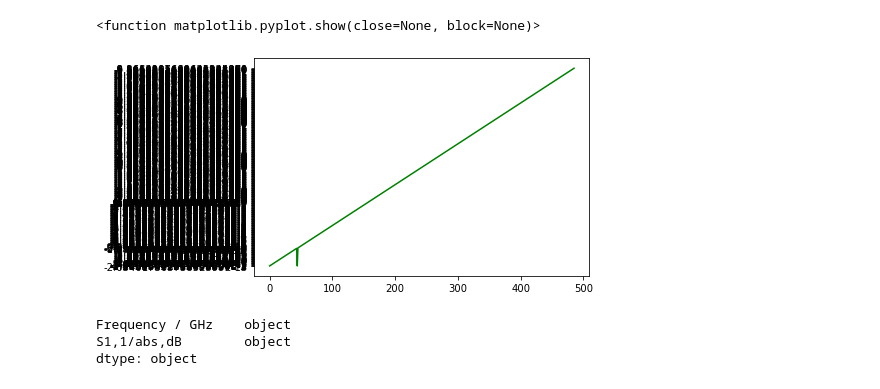
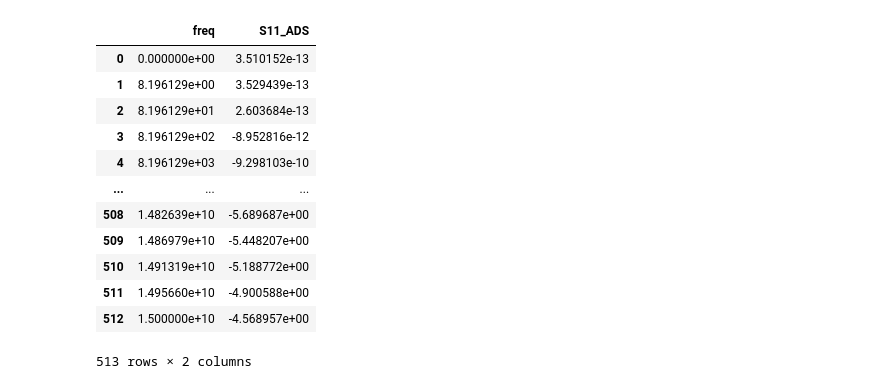
Before and after one commit to stefanorezende/S11_Analysis, a Jupyter notebook: S11_plot_v1.ipynb, the cells around one changed output. Saved outputs shown, nothing was run; the diff lists cells and outputs as text; code cells hidden in the pictures.

Commit message:
Added ploting functions, but it is not 100%

```diff
--- a/S11_plot_v1.ipynb
+++ b/S11_plot_v1.ipynb
@@ -41,14 +4,28 @@ df_cst
-# %%
-plt.plot(df_ads['dB(S11_discrete)'], 'g')
-
-plt.show
-# %% [output]
-<function matplotlib.pyplot.show(close=None, block=None)>
-[figure, removed]
-# %%
-df_ads.dtypes
-df_cst.dtypes
-# %% [output]
-Frequency / GHz    object
-S1,1/abs,dB        object
-dtype: object
+# %%
+
+
+from unicodedata import decimal
+
+
+df_ads = pd.read_excel('S11_ADS.xlsx', 'Sierpinski_simetric', decimal=',')
+df_ads.dtypes
+df_ads.rename(columns = {'dB(S11_fitted)':'S11_ADS'}, inplace = True)
+
+# df_ads['freq'] = round(df_ads['freq'])
+
+
+df_ads
+# %% [output]
+|  | freq | S11_ADS |
+| 0 | 0.000000e+00 | 3.510152e-13 |
+| 1 | 8.196129e+00 | 3.529439e-13 |
+| 2 | 8.196129e+01 | 2.603684e-13 |
+| 3 | 8.196129e+02 | -8.952816e-12 |
+| 4 | 8.196129e+03 | -9.298103e-10 |
+| ... | ... | ... |
+| 508 | 1.482639e+10 | -5.689687e+00 |
+| 509 | 1.486979e+10 | -5.448207e+00 |
+| 510 | 1.491319e+10 | -5.188772e+00 |
+| 511 | 1.495660e+10 | -4.900588e+00 |
+| 512 | 1.500000e+10 | -4.568957e+00 |
+513 rows × 2 columns
```
Also changed, not shown: parts of 6 cells of this notebook, 3 other files.
